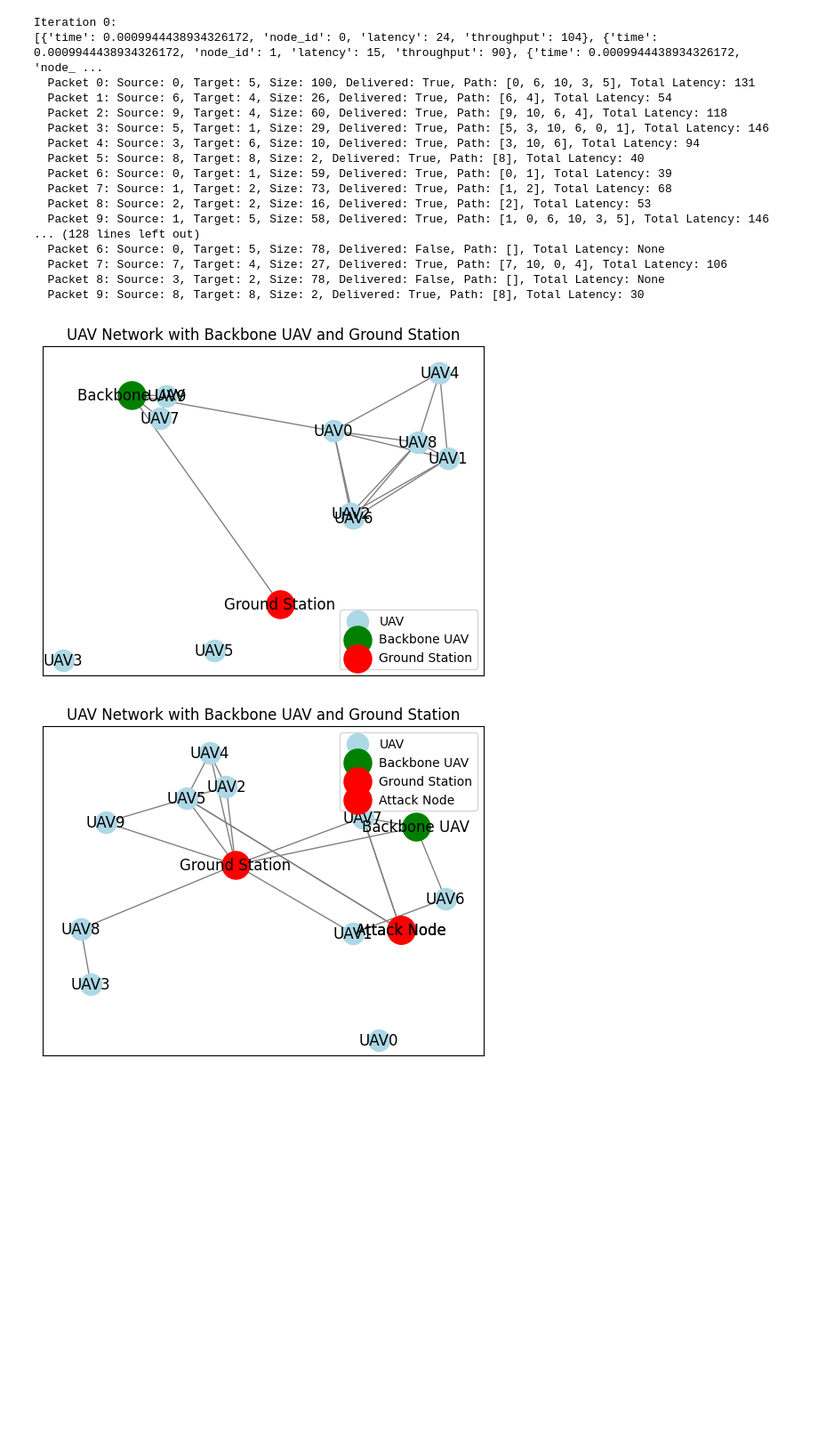
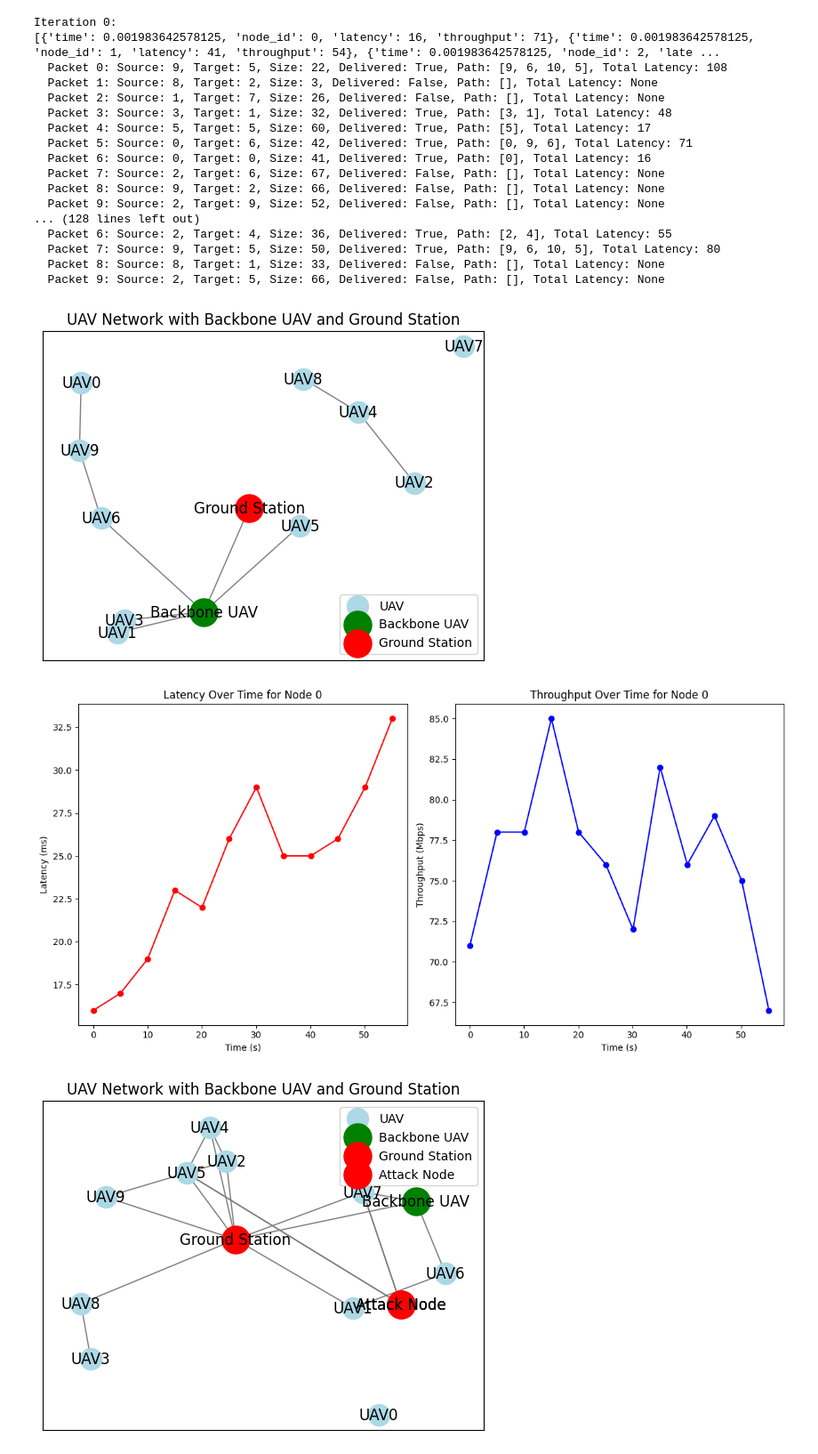
Before and after one commit to Solumba/UAV-Network-Monitoring-System, a Jupyter notebook: Uav_Swarm_Model.ipynb, the cells around one changed output. Shown at 89% size. Drawn from its saved outputs; the diff is of its cells as text; code cells hidden in the pictures; blank space fills up the shorter version.

Commit message:
Test time series analysis added

```diff
--- a/Uav_Swarm_Model.ipynb
+++ b/Uav_Swarm_Model.ipynb
@@ -385,6 +385,32 @@ class UAVNetworkSimulation:
             # Wait for the next update
             time.sleep(update_interval)
         return metrics
+
+    def plot_time_series(self, results):
+        import matplotlib.pyplot as plt
+
+        # Filter results for a specific node for clarity, e.g., node 0
+        node_results = [res for res in results if res['node_id'] == 0]
+        times = [res['time'] for res in node_results]
+        latencies = [res['latency'] for res in node_results]
+        throughputs = [res['throughput'] for res in node_results]
+
+        plt.figure(figsize=(12, 6))
+
+        plt.subplot(1, 2, 1)
+        plt.plot(times, latencies, marker='o', color='r')
+        plt.title('Latency Over Time for Node 0')
+        plt.xlabel('Time (s)')
+        plt.ylabel('Latency (ms)')
+
+        plt.subplot(1, 2, 2)
+        plt.plot(times, throughputs, marker='o', color='b')
+        plt.title('Throughput Over Time for Node 0')
+        plt.xlabel('Time (s)')
+        plt.ylabel('Throughput (Mbps)')
+
+        plt.tight_layout()
+        plt.show()
 # %%
 """Creating The Network First"""
 # Simulation Parameters
@@ -417,38 +443,41 @@ simulation.close()
 # %%
 """Routing Simulation"""
 # Run the Simulation
-simulation.run_simulation(uav_network, total_time, update_interval, move_range, connection_range, backbone_range, num_packets)
+results = simulation.run_simulation(uav_network, total_time, update_interval, move_range, connection_range, backbone_range, num_packets)
 
 # Update network connections
 uav_network = simulation.update_network_connections(uav_network, connection_range, backbone_range)
 
 # Update Neo4j Database with the new positions and connections
 simulation.update_neo4j_database(uav_network)
 
 # Now draw the graph to visualize the updated network
 simulation.draw_graph(uav_network)
 
 # Close Neo4j Connection
 simulation.close()
+
+simulation.plot_time_series(results)
 # %% [output]
 Iteration 0:
-[{'time': 0.0009944438934326172, 'node_id': 0, 'latency': 24, 'throughput': 104}, {'time': 0.0009944438934326172, 'node_id': 1, 'latency': 15, 'throughput': 90}, {'time': 0.0009944438934326172, 'node_ ...
-  Packet 0: Source: 0, Target: 5, Size: 100, Delivered: True, Path: [0, 6, 10, 3, 5], Total Latency: 131
-  Packet 1: Source: 6, Target: 4, Size: 26, Delivered: True, Path: [6, 4], Total Latency: 54
-  Packet 2: Source: 9, Target: 4, Size: 60, Delivered: True, Path: [9, 10, 6, 4], Total Latency: 118
-  Packet 3: Source: 5, Target: 1, Size: 29, Delivered: True, Path: [5, 3, 10, 6, 0, 1], Total Latency: 146
-  Packet 4: Source: 3, Target: 6, Size: 10, Delivered: True, Path: [3, 10, 6], Total Latency: 94
-  Packet 5: Source: 8, Target: 8, Size: 2, Delivered: True, Path: [8], Total Latency: 40
-  Packet 6: Source: 0, Target: 1, Size: 59, Delivered: True, Path: [0, 1], Total Latency: 39
-  Packet 7: Source: 1, Target: 2, Size: 73, Delivered: True, Path: [1, 2], Total Latency: 68
-  Packet 8: Source: 2, Target: 2, Size: 16, Delivered: True, Path: [2], Total Latency: 53
-  Packet 9: Source: 1, Target: 5, Size: 58, Delivered: True, Path: [1, 0, 6, 10, 3, 5], Total Latency: 146
+[{'time': 0.001983642578125, 'node_id': 0, 'latency': 16, 'throughput': 71}, {'time': 0.001983642578125, 'node_id': 1, 'latency': 41, 'throughput': 54}, {'time': 0.001983642578125, 'node_id': 2, 'late ...
+  Packet 0: Source: 9, Target: 5, Size: 22, Delivered: True, Path: [9, 6, 10, 5], Total Latency: 108
+  Packet 1: Source: 8, Target: 2, Size: 3, Delivered: False, Path: [], Total Latency: None
+  Packet 2: Source: 1, Target: 7, Size: 26, Delivered: False, Path: [], Total Latency: None
+  Packet 3: Source: 3, Target: 1, Size: 32, Delivered: True, Path: [3, 1], Total Latency: 48
+  Packet 4: Source: 5, Target: 5, Size: 60, Delivered: True, Path: [5], Total Latency: 17
+  Packet 5: Source: 0, Target: 6, Size: 42, Delivered: True, Path: [0, 9, 6], Total Latency: 71
+  Packet 6: Source: 0, Target: 0, Size: 41, Delivered: True, Path: [0], Total Latency: 16
+  Packet 7: Source: 2, Target: 6, Size: 67, Delivered: False, Path: [], Total Latency: None
+  Packet 8: Source: 9, Target: 2, Size: 66, Delivered: False, Path: [], Total Latency: None
+  Packet 9: Source: 2, Target: 9, Size: 52, Delivered: False, Path: [], Total Latency: None
 ... (128 lines left out)
-  Packet 6: Source: 0, Target: 5, Size: 78, Delivered: False, Path: [], Total Latency: None
-  Packet 7: Source: 7, Target: 4, Size: 27, Delivered: True, Path: [7, 10, 0, 4], Total Latency: 106
-  Packet 8: Source: 3, Target: 2, Size: 78, Delivered: False, Path: [], Total Latency: None
-  Packet 9: Source: 8, Target: 8, Size: 2, Delivered: True, Path: [8], Total Latency: 30
+  Packet 6: Source: 2, Target: 4, Size: 36, Delivered: True, Path: [2, 4], Total Latency: 55
+  Packet 7: Source: 9, Target: 5, Size: 50, Delivered: True, Path: [9, 6, 10, 5], Total Latency: 80
+  Packet 8: Source: 8, Target: 1, Size: 33, Delivered: False, Path: [], Total Latency: None
+  Packet 9: Source: 2, Target: 5, Size: 66, Delivered: False, Path: [], Total Latency: None
-[figure, old version]
+[figure, new version]
+[figure, added]
 # %%
 """Add Attack Node"""
 # Initialize the simulation object and create the initial UAV network
```
Also changed, not shown: parts of 1 cell of this notebook.
